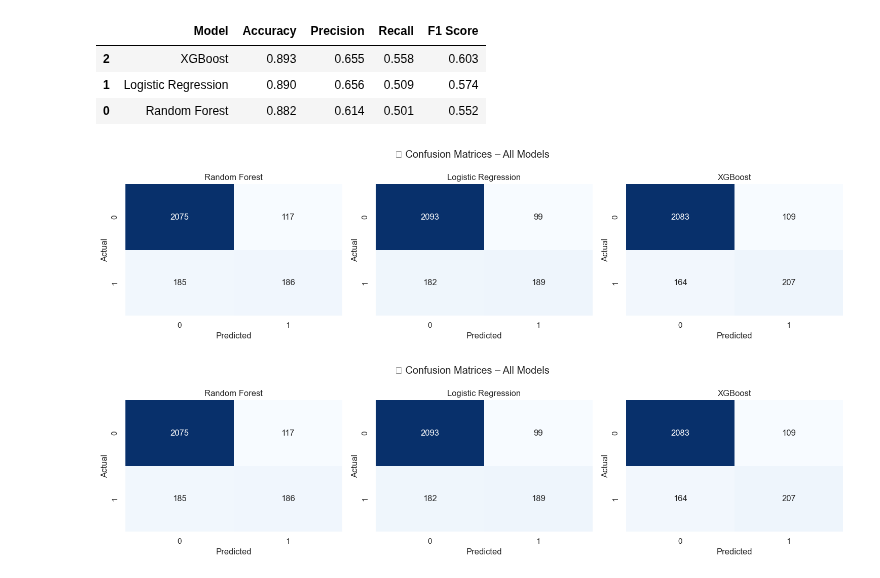
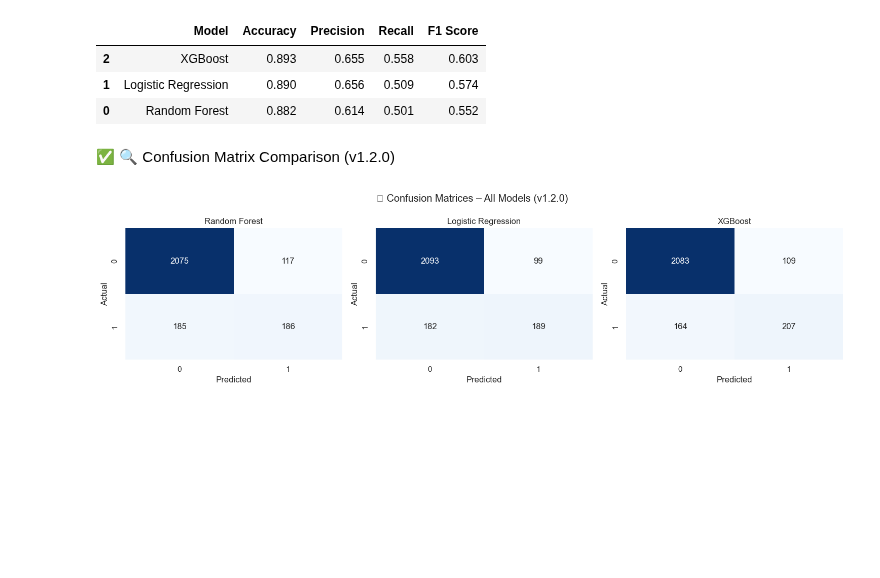
Before and after one commit to mantas123456/Data_Science_Portfolio, a Jupyter notebook: Project_1_Sports_Prediction/notebooks/02_podium_prediction_model.ipynb, the cells around one changed output. Saved outputs shown, nothing was run; the diff lists cells and outputs as text; code cells hidden in the pictures; blank space fills up the shorter version.

```diff
--- a/Project_1_Sports_Prediction/notebooks/02_podium_prediction_model.ipynb
+++ b/Project_1_Sports_Prediction/notebooks/02_podium_prediction_model.ipynb
@@ -195,40 +204,33 @@ results_df.style.format({
 | 2 | XGBoost | 0.893 | 0.655 | 0.558 | 0.603 |
 | 1 | Logistic Regression | 0.890 | 0.656 | 0.509 | 0.574 |
 | 0 | Random Forest | 0.882 | 0.614 | 0.501 | 0.552 |
+# %% [markdown]
+✅ 🔍 Confusion Matrix Comparison (v1.2.0)
 # %%
+# -----------------------------------------------------------------------------
+# 🔍 Confusion Matrix Comparison – v1.2.0
+# Generates side-by-side confusion matrices for all models
+# -----------------------------------------------------------------------------
+
 import matplotlib.pyplot as plt
 from sklearn.metrics import confusion_matrix
+import seaborn as sns
 
+# Create horizontal grid for all 3 models
 fig, axes = plt.subplots(1, 3, figsize=(15, 4))
 
 for ax, (name, model_data) in zip(axes, model_outputs.items()):
     cm = confusion_matrix(y_test, model_data["y_pred"])
     sns.heatmap(cm, annot=True, fmt="d", cmap="Blues", cbar=False, ax=ax)
     ax.set_title(f"{name}")
     ax.set_xlabel("Predicted")
     ax.set_ylabel("Actual")
 
-plt.suptitle("🔍 Confusion Matrices – All Models")
+plt.suptitle("🔍 Confusion Matrices – All Models (v1.2.0)")
 plt.tight_layout()
+
+# Save plot to results folder
+plt.savefig("../results/confusion_matrix_comparison_v1_2_0.png", dpi=300)
 plt.show()
 # %% [output]
-[figure, old version]
+[figure, new version]
-# %%
-# 📁 Save confusion matrix grid plot to results/ folder
-fig, axes = plt.subplots(1, 3, figsize=(15, 4))
-
-for ax, (name, model_data) in zip(axes, model_outputs.items()):
-    cm = confusion_matrix(y_test, model_data["y_pred"])
-    sns.heatmap(cm, annot=True, fmt="d", cmap="Blues", cbar=False, ax=ax)
-    ax.set_title(f"{name}")
-    ax.set_xlabel("Predicted")
-    ax.set_ylabel("Actual")
-
-plt.suptitle("🔍 Confusion Matrices – All Models")
-plt.tight_layout()
-
-# Save it
-plt.savefig("../results/confusion_matrix_comparison.png", dpi=300)
-plt.show()
-# %% [output]
-[figure, removed]
```
Also changed, not shown: parts of 5 cells of this notebook, 1 other file.
